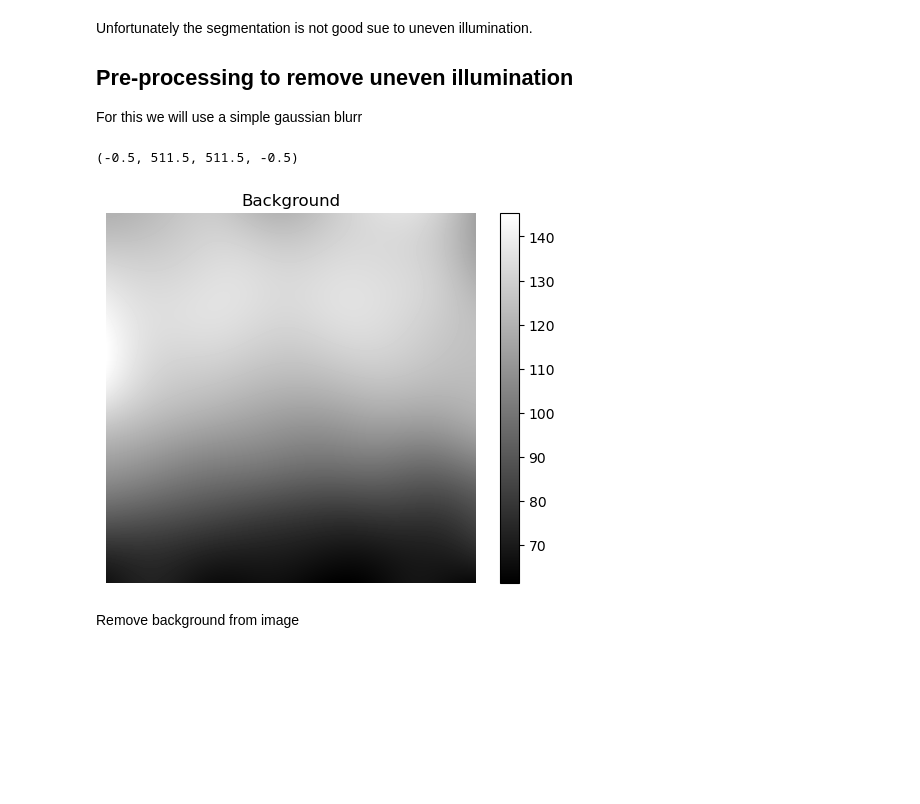
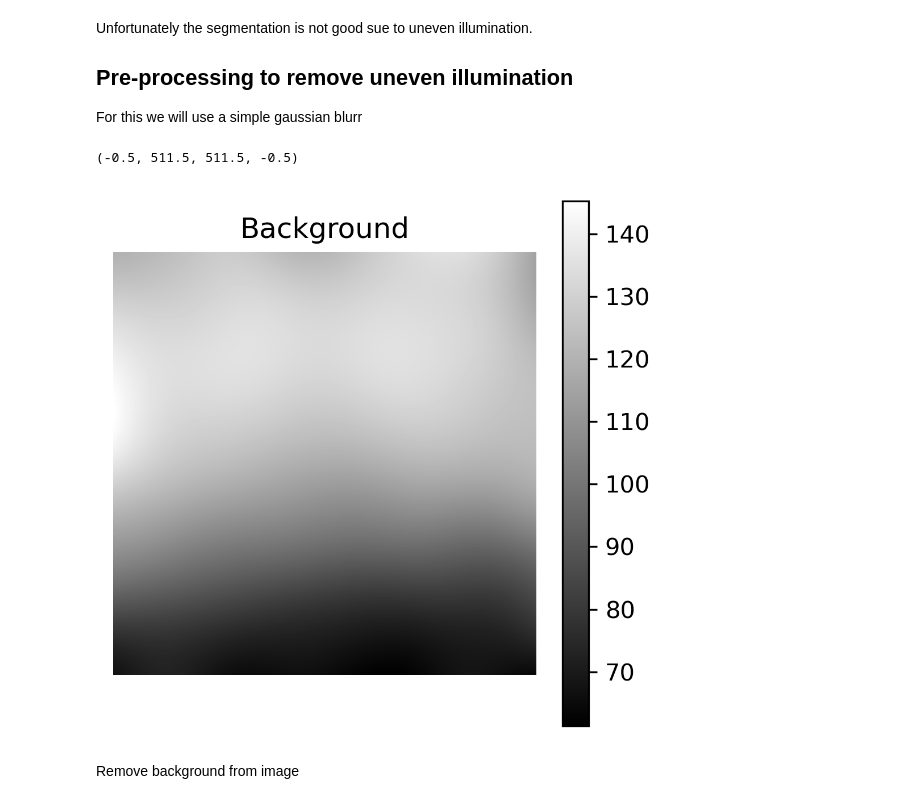
Before and after one commit to CamachoDejay/MyFavouriteBIAStool_NEUBIAS, a Jupyter notebook: Example.ipynb, the cells around one changed output. Cells and saved outputs as stored; diff of their text form; code cells hidden in the pictures; blank space fills up the shorter version.

```diff
--- a/Example.ipynb
+++ b/Example.ipynb
@@ -61,13 +63,14 @@ For this we will use a simple gaussian blurr
 from skimage.filters import gaussian
 # %%
 img_bg = gaussian(img,sigma=50,preserve_range=True)
+plt.figure(figsize=(4, 4), dpi=300)
 plt.imshow(img_bg, cmap=plt.cm.gray)
 plt.colorbar()
 plt.title('Background')
 plt.axis('off')
 # %% [output]
 (-0.5, 511.5, 511.5, -0.5)
-[figure, old version]
+[figure, new version]
 # %% [markdown]
 Remove background from image
 # %%
```
Also changed, not shown: parts of 7 cells of this notebook.
